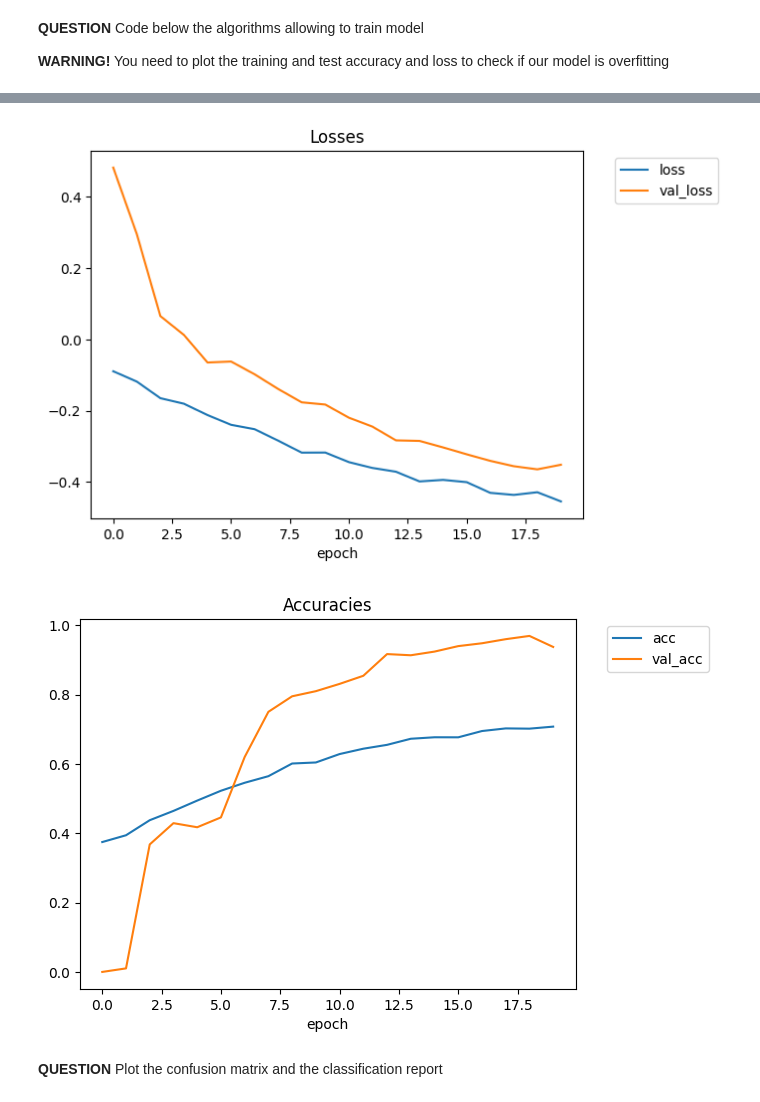
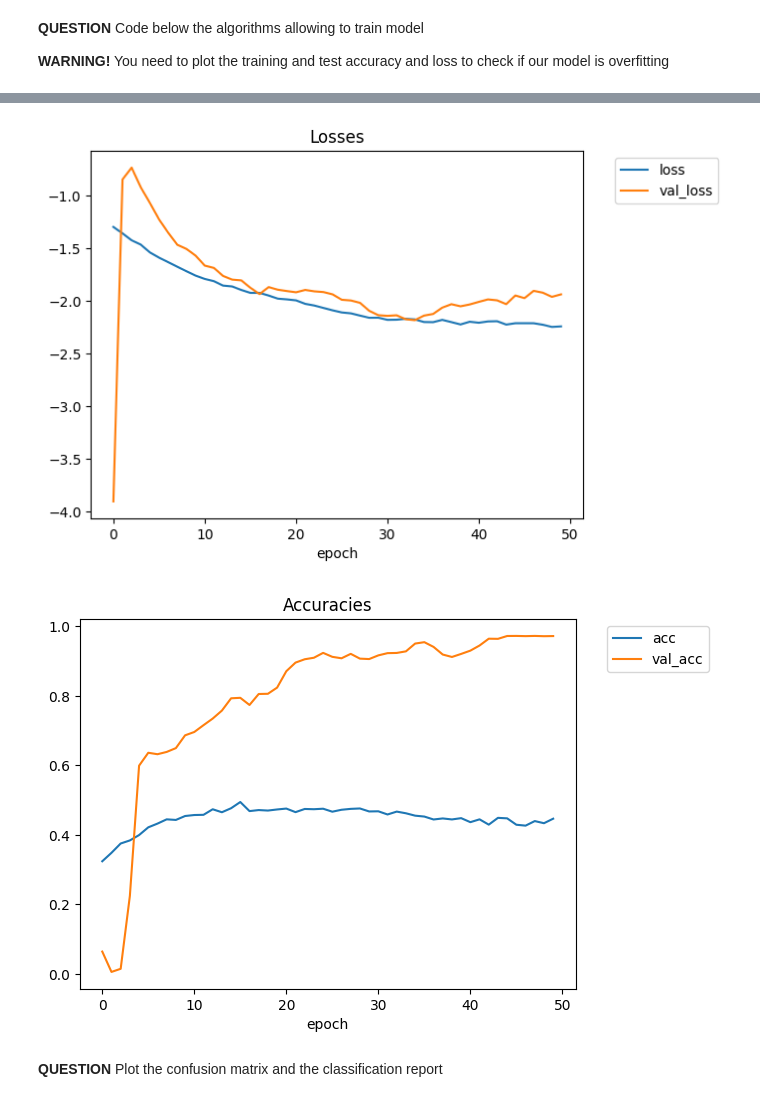
Before and after one commit to tristanplx/embeded_ia, a Jupyter notebook: TP_IA_EMBARQUEE.ipynb, the cells around one changed output, grey strips where cells are left out. Drawn from its saved outputs; the diff is of its cells as text; code cells hidden in the pictures.

Commit message:
parameter fix / warning bad at first run excellent at seconde ?

```diff
--- a/TP_IA_EMBARQUEE.ipynb
+++ b/TP_IA_EMBARQUEE.ipynb
@@ -196,29 +196,33 @@ from tensorflow.keras.regularizers import l2
 from tensorflow.keras.optimizers import Adam
 import tensorflow as tf
 
-# For input shape (100, 8)
+# For input shape (100, 5)
 inputs = Input(shape=(5,))
 
-# Add dense layers with L2 regularization, BatchNormalization, and Dropout
+# Dense layers with L2 regularization, ReLu activation and dropout rate of 25%
 x = Dense(512, kernel_regularizer=l2(0.001))(inputs)
 x = BatchNormalization()(x)
 x = ReLU()(x)
 x = Dropout(0.25)(x)
+
 
 x = Dense(256, kernel_regularizer=l2(0.001))(x)
 x = BatchNormalization()(x)
 x = ReLU()(x)
 x = Dropout(0.25)(x)
 
+
 x = Dense(128, kernel_regularizer=l2(0.001))(x)
 x = BatchNormalization()(x)
 x = ReLU()(x)
 x = Dropout(0.25)(x)
 
+
 x = Dense(64, kernel_regularizer=l2(0.001))(x)
 x = BatchNormalization()(x)
 x = ReLU()(x)
 x = Dropout(0.25)(x)
+
 
 x = Dense(32, kernel_regularizer=l2(0.001))(x)
 x = BatchNormalization()(x)
@@ -228,19 +232,19 @@ x = Dropout(0.25)(x)
 
 outputs = Dense(5, activation='softmax')(x)
 
-# Define the model
-my_mlp_model = tf.keras.Model(inputs=inputs, outputs=outputs, name="my_mlp_model")
+#Model defintion
+unbalanced = tf.keras.Model(inputs=inputs, outputs=outputs, name="unbalanced")
 
-my_mlp_model.summary()
+unbalanced.summary()
 
-my_mlp_model.compile(optimizer=Adam(learning_rate=0.0001),
+unbalanced.compile(optimizer=Adam(learning_rate=0.0001),
                    loss='categorical_crossentropy',
                    metrics=['accuracy'])
 
-# Training parameters
-nb_epochs = 20
-batch_size = 100
+#Training parameters
+nb_epochs = 50
+batch_size = 120
 
-# Train the model
-training_history = my_mlp_model.fit(X_train, Y_train,validation_data=(X_valid, Y_valid),epochs=nb_epochs,batch_size=batch_size)
+#Train the model
+training_history = unbalanced.fit(X_train, Y_train,validation_data=(X_valid, Y_valid),epochs=nb_epochs,batch_size=batch_size)
 # %% [output]
@@ -273,14 +292,14 @@ ValueError: Input 0 of layer "my_mlp_model" is incompatible with the layer: expe
 **WARNING!** You need to plot the training and test accuracy and loss to check if our model is overfitting
 # %%
 #COMPUTE THE ACCURACY ON THE TRAINING AND TEST SETS
-loss_train, acc_train = my_mlp_model.evaluate(X_train, Y_train, batch_size=batch_size)
-loss_test, acc_test = my_mlp_model.evaluate(X_test, Y_test, batch_size=batch_size)
+loss_train, acc_train = unbalanced.evaluate(X_train, Y_train, batch_size=batch_size)
+loss_test, acc_test = unbalanced.evaluate(X_test, Y_test, batch_size=batch_size)
 
 print("Performance on the TRAIN set, ACCURACY=",acc_train)
 print("Performance on the TEST set, ACCURACY=",acc_test)
 
 def display_training_curves(training_history):
-  # display loss
+  #display loss
   plt.plot(training_history.history['loss'],label='loss')
   plt.plot(training_history.history['val_loss'], label='val_loss')
   plt.xlabel("epoch")
@@ -304,5 +323,5 @@ Performance on the TEST set, ACCURACY= 0.9368000030517578
-[figure, old version]
+[figure, new version]
-[figure, old version]
+[figure, new version]
 # %% [markdown]
 **QUESTION** Plot the confusion matrix and the classification report
 # %% [markdown]
```
Also changed, not shown: parts of 2 cells of this notebook.
